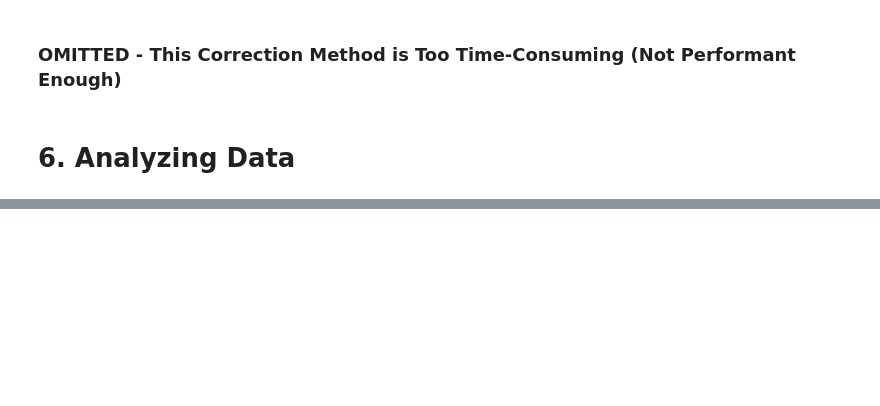
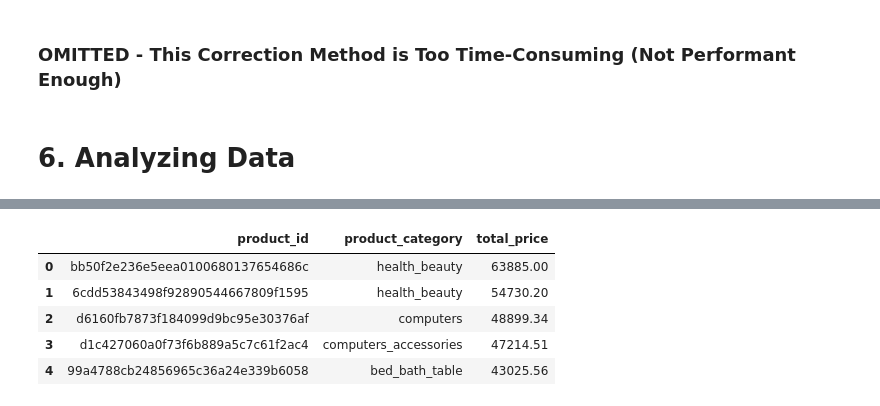
Before and after one commit to bagusfarisa/olist-data-wrangling, a Jupyter notebook: olist.ipynb, the cells around one changed output, grey strips where cells are left out. Drawn from its saved outputs; the diff is of its cells as text; code cells hidden in the pictures; blank space fills up the shorter version.

```diff
--- a/olist.ipynb
+++ b/olist.ipynb
@@ -876,0 +950,25 @@ array(['campinas', 'mogi guacu', 'rio de janeiro', 'sao paulo',
+# %%
+q1b = """
+SELECT
+oi.product_id AS product_id,
+pcnt.product_category_name_english AS product_category,
+SUM(oi.price) AS total_price
+
+FROM df_order AS o
+INNER JOIN df_order_items AS oi ON o.order_id = oi.order_id
+INNER JOIN df_products AS p ON oi.product_id = p.product_id
+INNER JOIN df_product_cat_name_transl AS pcnt ON p.product_category_name = pcnt.product_category_name
+
+GROUP BY oi.product_id
+ORDER BY total_price DESC
+LIMIT 5;
+"""
+
+ps.sqldf(q1b, locals())
+# %% [output]
+|  | product_id | product_category | total_price |
+| 0 | bb50f2e236e5eea0100680137654686c | health_beauty | 63885.00 |
+| 1 | 6cdd53843498f92890544667809f1595 | health_beauty | 54730.20 |
+| 2 | d6160fb7873f184099d9bc95e30376af | computers | 48899.34 |
+| 3 | d1c427060a0f73f6b889a5c7c61f2ac4 | computers_accessories | 47214.51 |
+| 4 | 99a4788cb24856965c36a24e339b6058 | bed_bath_table | 43025.56 |
```
Also changed, not shown: parts of 13 cells of this notebook.
